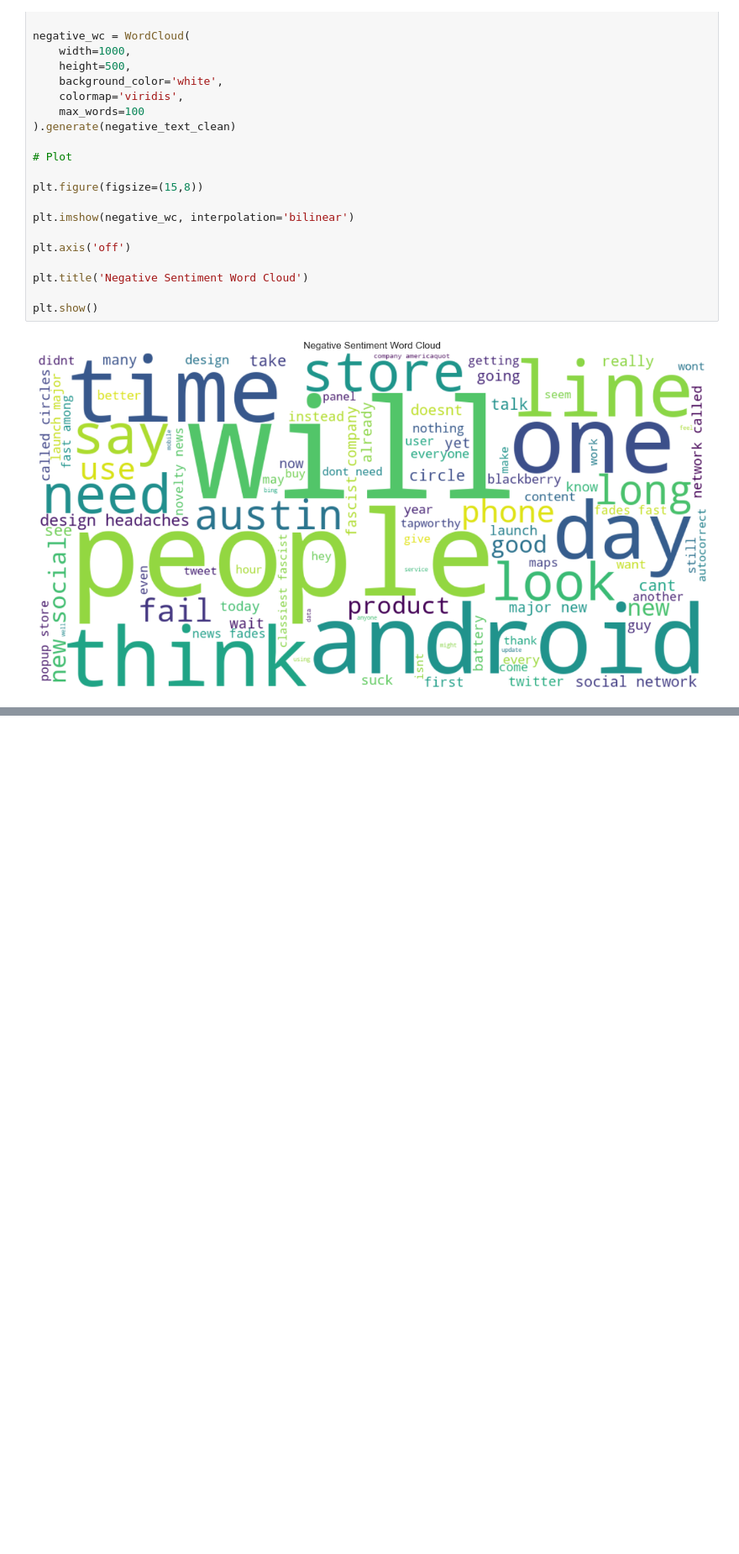
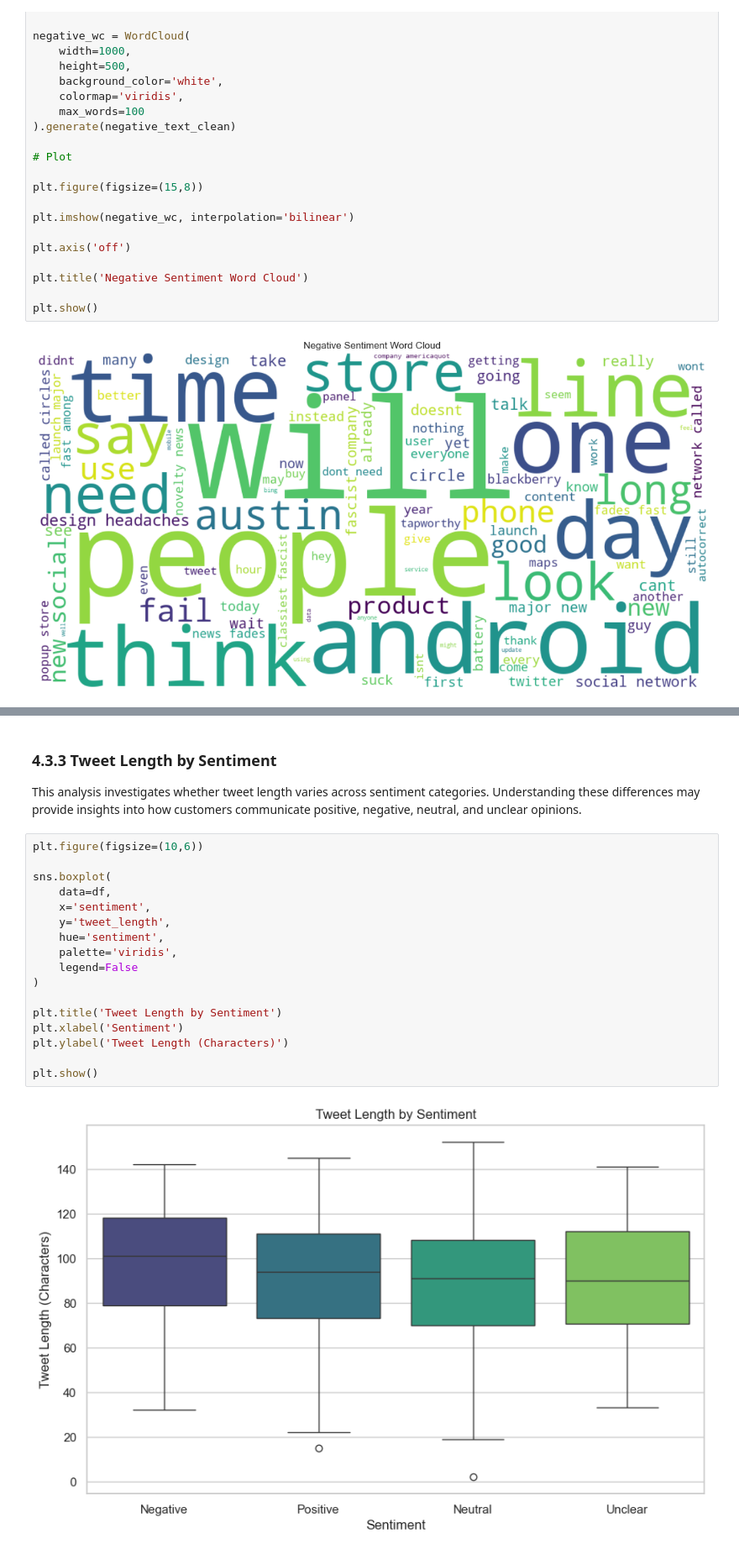
Before and after one commit to byegond-beep/Consumer-Sentiment-Analysis-of-Apple-and-Google-Products-Using-Natural-Language-Processing, a Jupyter notebook: Consumer-Sentiment-Analysis-of-Apple-and-Google-Products-Using-NLP.ipynb, the cells around one changed output, grey strips where cells are left out. Shown at 84% size. Drawn from its saved outputs; the diff is of its cells as text; blank space fills up the shorter version.

Commit message:
Bivariate Analysis

```diff
--- a/Consumer-Sentiment-Analysis-of-Apple-and-Google-Products-Using-NLP.ipynb
+++ b/Consumer-Sentiment-Analysis-of-Apple-and-Google-Products-Using-NLP.ipynb
@@ -1080,0 +1212,23 @@ For stakeholders, monitoring these recurring concerns can help identify opportun
+# %% [markdown]
+### 4.3.3 Tweet Length by Sentiment
+
+This analysis investigates whether tweet length varies across sentiment categories. Understanding these differences may provide insights into how customers communicate positive, negative, neutral, and unclear opinions.
+# %%
+plt.figure(figsize=(10,6))
+
+sns.boxplot(
+    data=df,
+    x='sentiment',
+    y='tweet_length',
+    hue='sentiment',
+    palette='viridis',
+    legend=False
+)
+
+plt.title('Tweet Length by Sentiment')
+plt.xlabel('Sentiment')
+plt.ylabel('Tweet Length (Characters)')
+
+plt.show()
+# %% [output]
+[figure, added]
```
Also changed, not shown: parts of 18 cells of this notebook.
